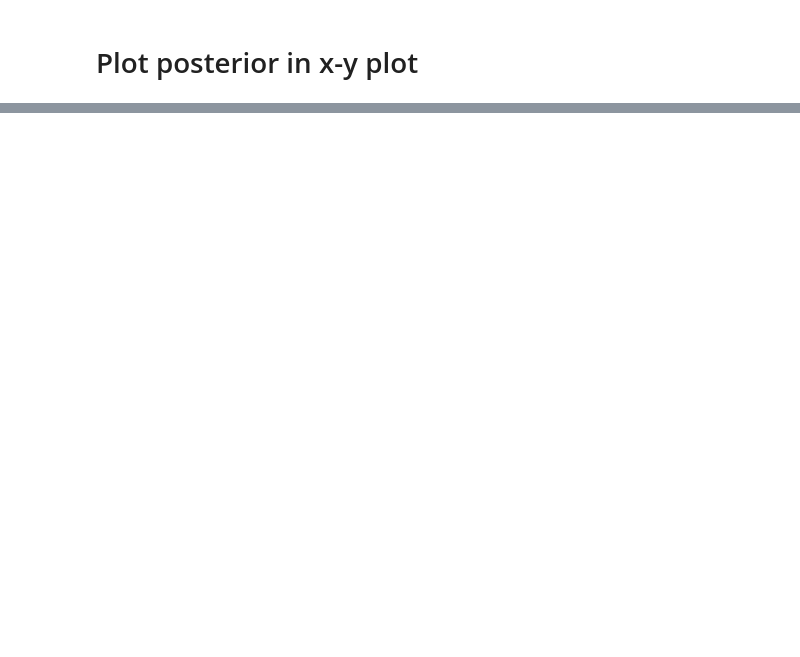
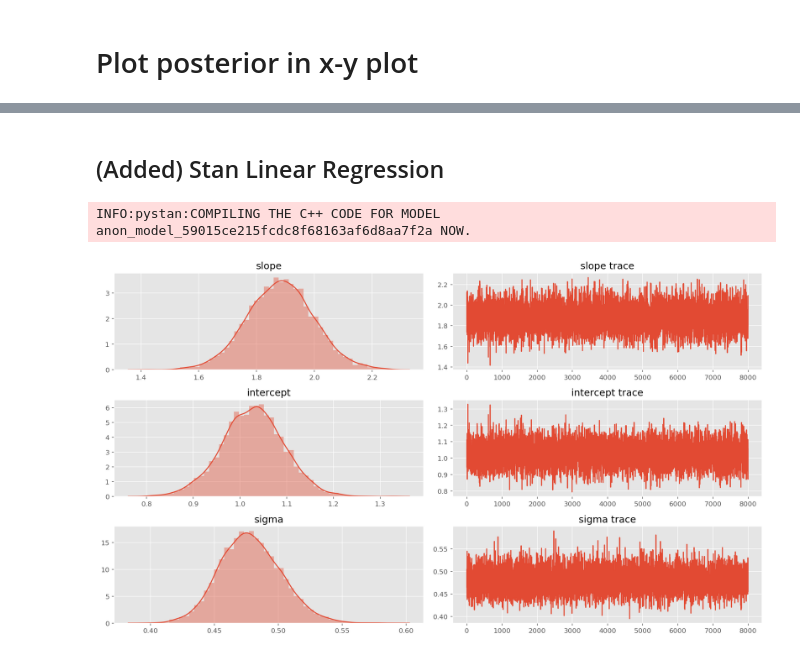
Before and after one commit to BartekSzpak/pytorch-pyro-practice, a Jupyter notebook: PyTorch Practices -- Linear Regression .ipynb, the cells around one changed output, grey strips where cells are left out. Saved outputs shown, nothing was run; the diff lists cells and outputs as text; code cells hidden in the pictures; blank space fills up the shorter version.

Commit message:
add stan linear regression exampling

```diff
--- a/PyTorch Practices -- Linear Regression .ipynb
+++ b/PyTorch Practices -- Linear Regression .ipynb
@@ -145,0 +146,40 @@ plt.ylabel('y')
+# %% [markdown]
+## (Added) Stan Linear Regression
+# %%
+import pystan
+
+
+data = {'x' : x.tolist(), 'y' : y.tolist(), 'N': len(x.tolist())}
+
+stan_code = """data {
+    int<lower=0> N;
+    vector[N] y;
+    vector[N] x;
+}
+
+parameters {
+    real alpha;
+    real beta;
+    real<lower=0> sigma;
+}
+
+model {
+    alpha ~ normal(0, 20);
+    beta ~ normal(0, 20);
+    sigma ~ cauchy(0, 10);
+    for (n in 1:N)
+        y[n] ~ normal(alpha + beta * x[n], sigma);
+}"""
+
+sm = pystan.StanModel(model_code=stan_code)
+fit = sm.sampling(data=data, iter=4000, )
+# %% [output]
+INFO:pystan:COMPILING THE C++ CODE FOR MODEL anon_model_59015ce215fcdc8f68163af6d8aa7f2a NOW.
+# %%
+posterior_stan = {'slope' : fit.extract()['beta'],
+                  'intercept' : fit.extract()['alpha'],
+                  'sigma' : fit.extract()['sigma']}
+
+posterior_plot(posterior_stan)
+# %% [output]
+[figure, added]
```
Also changed, not shown: parts of 3 cells of this notebook.
